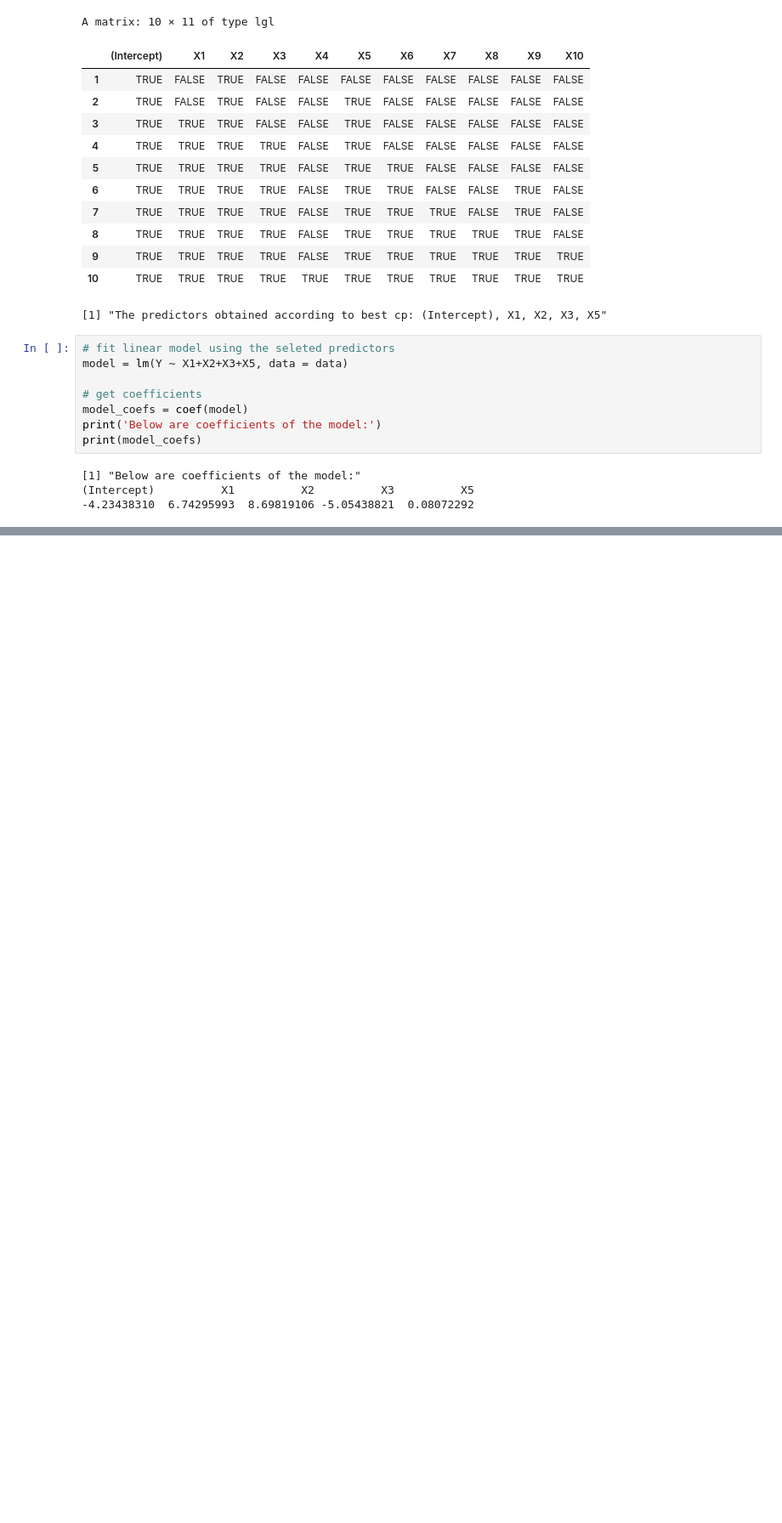
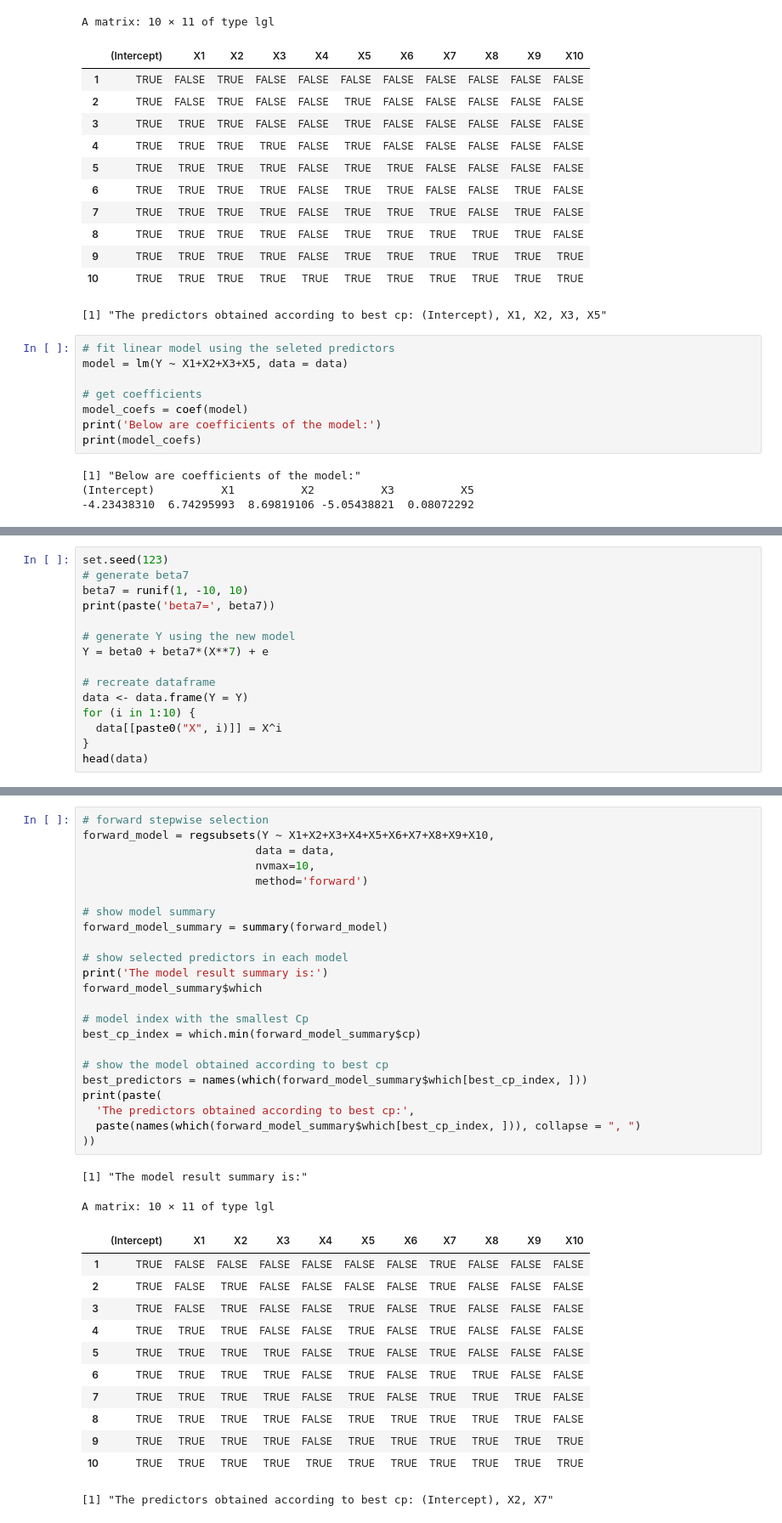
Before and after one commit to mw1296/DSAN5300, a Jupyter notebook: homeworks/HW-3/HW-3.ipynb, the cells around one changed output, grey strips where cells are left out. Shown at 85% size. Cells and saved outputs as stored; diff of their text form; blank space fills up the shorter version.

```diff
--- a/homeworks/HW-3/HW-3.ipynb
+++ b/homeworks/HW-3/HW-3.ipynb
@@ -657,0 +756,15 @@ print(model_coefs)
+# %%
+set.seed(123)
+# generate beta7
+beta7 = runif(1, -10, 10)
+print(paste('beta7=', beta7))
+
+# generate Y using the new model
+Y = beta0 + beta7*(X**7) + e
+
+# recreate dataframe
+data <- data.frame(Y = Y)
+for (i in 1:10) {
+  data[[paste0("X", i)]] = X^i
+}
+head(data)
@@ -657,0 +782,38 @@ print(model_coefs)
+# %%
+# forward stepwise selection
+forward_model = regsubsets(Y ~ X1+X2+X3+X4+X5+X6+X7+X8+X9+X10,
+                          data = data,
+                          nvmax=10,
+                          method='forward')
+
+# show model summary
+forward_model_summary = summary(forward_model)
+
+# show selected predictors in each model
+print('The model result summary is:')
+forward_model_summary$which
+
+# model index with the smallest Cp
+best_cp_index = which.min(forward_model_summary$cp)
+
+# show the model obtained according to best cp
+best_predictors = names(which(forward_model_summary$which[best_cp_index, ]))
+print(paste(
+  'The predictors obtained according to best cp:',
+  paste(names(which(forward_model_summary$which[best_cp_index, ])), collapse = ", ")
+))
+# %% [output]
+[1] "The model result summary is:"
+A matrix: 10 × 11 of type lgl
+|  | (Intercept) | X1 | X2 | X3 | X4 | X5 | X6 | X7 | X8 | X9 | X10 |
+| 1 | TRUE | FALSE | FALSE | FALSE | FALSE | FALSE | FALSE | TRUE | FALSE | FALSE | FALSE |
+| 2 | TRUE | FALSE | TRUE | FALSE | FALSE | FALSE | FALSE | TRUE | FALSE | FALSE | FALSE |
+| 3 | TRUE | FALSE | TRUE | FALSE | FALSE | TRUE | FALSE | TRUE | FALSE | FALSE | FALSE |
+| 4 | TRUE | TRUE | TRUE | FALSE | FALSE | TRUE | FALSE | TRUE | FALSE | FALSE | FALSE |
+| 5 | TRUE | TRUE | TRUE | TRUE | FALSE | TRUE | FALSE | TRUE | FALSE | FALSE | FALSE |
+| 6 | TRUE | TRUE | TRUE | TRUE | FALSE | TRUE | FALSE | TRUE | TRUE | FALSE | FALSE |
+| 7 | TRUE | TRUE | TRUE | TRUE | FALSE | TRUE | FALSE | TRUE | TRUE | TRUE | FALSE |
+| 8 | TRUE | TRUE | TRUE | TRUE | FALSE | TRUE | TRUE | TRUE | TRUE | TRUE | FALSE |
+| 9 | TRUE | TRUE | TRUE | TRUE | FALSE | TRUE | TRUE | TRUE | TRUE | TRUE | TRUE |
+| 10 | TRUE | TRUE | TRUE | TRUE | TRUE | TRUE | TRUE | TRUE | TRUE | TRUE | TRUE |
+[1] "The predictors obtained according to best cp: (Intercept), X2, X7"
```
Also changed, not shown: parts of 18 cells of this notebook.
